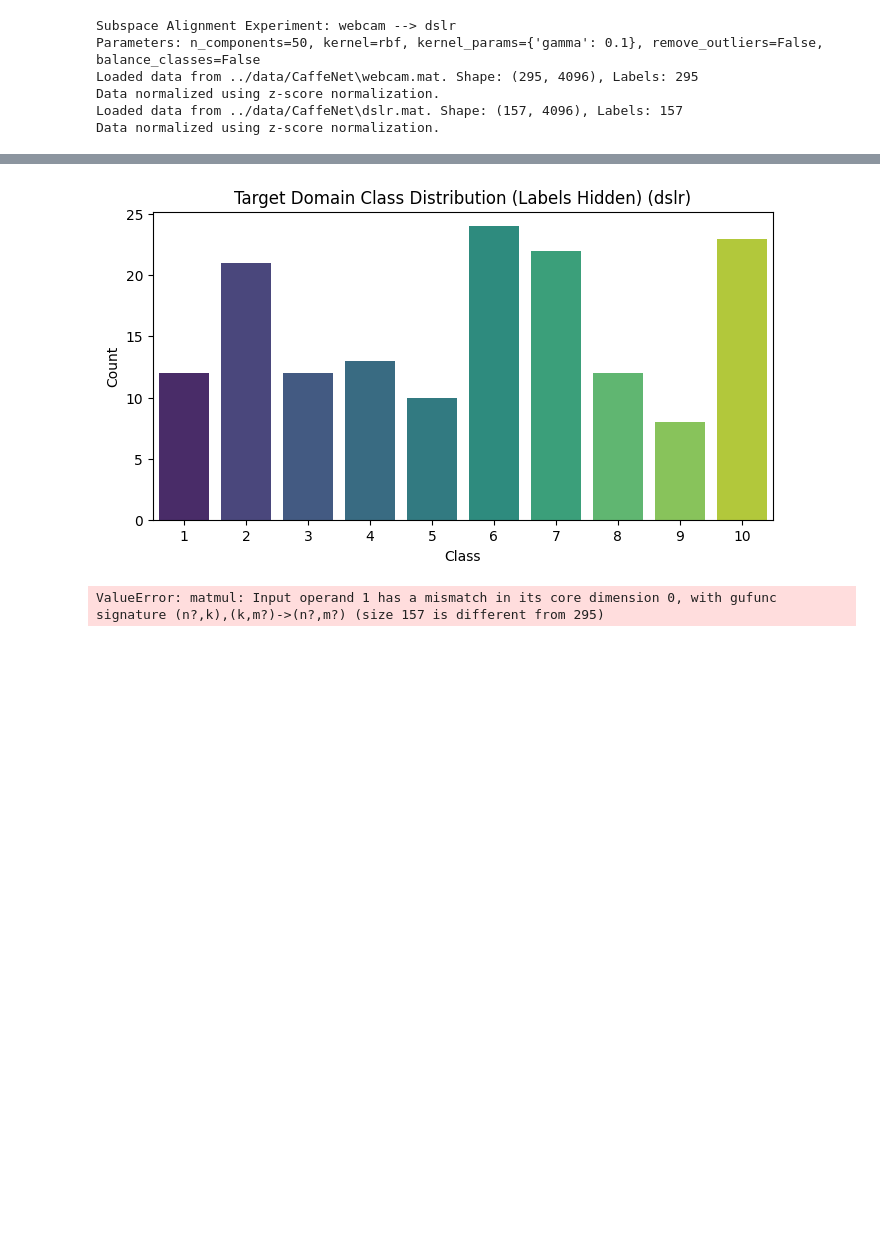
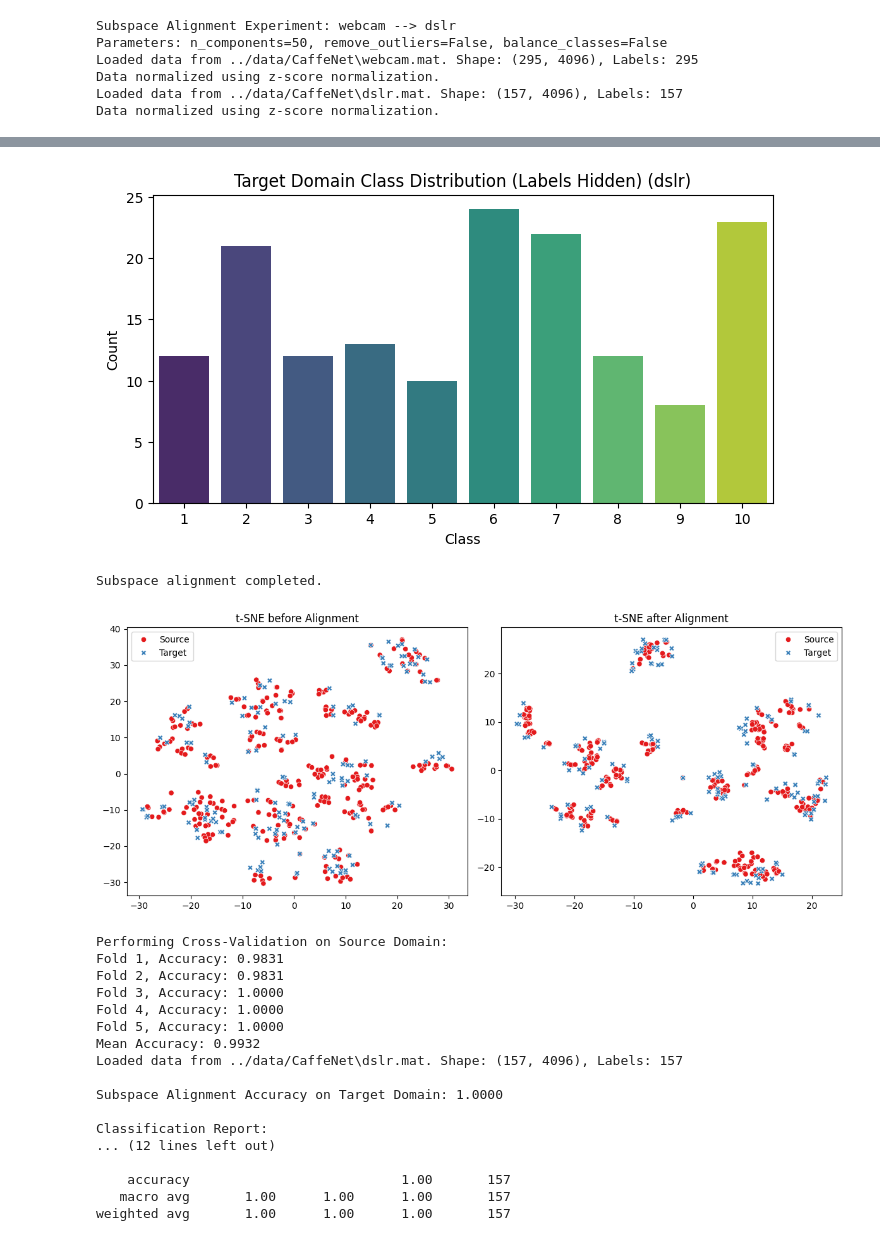
Before and after one commit to ZahirAhmadChaudhry/transfer-learning-and-optimal-transport-project-AML, a Jupyter notebook: Notebooks/testing_2.ipynb, the cells around one changed output, grey strips where cells are left out. Drawn from its saved outputs; the diff is of its cells as text; code cells hidden in the pictures; blank space fills up the shorter version.

```diff
--- a/Notebooks/testing_2.ipynb
+++ b/Notebooks/testing_2.ipynb
@@ -426,22 +307,20 @@ class ExperimentRunner:
         self.data_dir = data_dir
 
     def run_subspace_alignment(self, source_domain, target_domain,
-                               n_components=20, kernel='linear', kernel_params={},
+                               n_components=20,
                                remove_outliers=False, balance_classes=False):
         """
-        Runs Subspace Alignment experiment.
+        Runs Subspace Alignment experiment using linear PCA.
 
         Parameters:
         - source_domain: str, name of the source domain.
         - target_domain: str, name of the target domain.
-        - n_components: int, number of components for Kernel PCA.
-        - kernel: str, kernel type for Kernel PCA.
-        - kernel_params: dict, additional kernel parameters.
+        - n_components: int, number of principal components.
         - remove_outliers: bool, whether to remove outliers.
         - balance_classes: bool, whether to balance classes.
         """
         print(f"\nSubspace Alignment Experiment: {source_domain} --> {target_domain}")
-        print(f"Parameters: n_components={n_components}, kernel={kernel}, kernel_params={kernel_params}, remove_outliers={remove_outliers}, balance_classes={balance_classes}")
+        print(f"Parameters: n_components={n_components}, remove_outliers={remove_outliers}, balance_classes={balance_classes}")
 
         # Preprocess source data
         preprocessor_s = DataPreprocessor(source_domain, data_dir=self.data_dir)
@@ -457,8 +336,8 @@ class ExperimentRunner:
         preprocessor_s.visualize_class_distribution(title='Source Domain Class Distribution')
         preprocessor_t.visualize_class_distribution(title='Target Domain Class Distribution (Labels Hidden)')
 
-        # Fit Subspace Alignment
-        sa = SubspaceAlignmentDA(n_components=n_components, kernel=kernel, **kernel_params)
+        # Fit Subspace Alignment using linear PCA
+        sa = SubspaceAlignmentDA(n_components=n_components)
         sa.fit(Xs, Xt)
         Xs_aligned = sa.transform(Xs)
         Xt_proj = sa.transform_target(Xt)
@@ -478,7 +357,7 @@ class ExperimentRunner:
         clf.fit(Xs_aligned, ys)
         y_pred = clf.predict(Xt_proj)
 
-        # Since we cannot use target labels during training, we only evaluate here
+        # Evaluate using target labels
         preprocessor_t.load_data()  # Reload to get yt for evaluation
         yt = preprocessor_t.y
         acc = accuracy_score(yt, y_pred)
@@ -588,7 +467,7 @@ class ExperimentRunner:
         clf.fit(Xs_transported, ys)
         y_pred = clf.predict(Xt)
 
-        # Since we cannot use target labels during training, we only evaluate here
+        # Evaluate using target labels
         preprocessor_t.load_data()  # Reload to get yt for evaluation
         yt = preprocessor_t.y
         acc = accuracy_score(yt, y_pred)
@@ -643,8 +522,6 @@ if __name__ == "__main__":
         source_domain=source_domain,
         target_domain=target_domain,
         n_components=50,  # Adjusted number of components
-        kernel='rbf',
-        kernel_params={'gamma': 0.1},
         remove_outliers=False,
         balance_classes=False
     )
@@ -654,36 +531,52 @@ if __name__ == "__main__":
         source_domain=source_domain,
         target_domain=target_domain,
         n_components=50,
-        kernel='rbf',
-        kernel_params={'gamma': 0.1},
         remove_outliers=True,
         balance_classes=True
     )
 
     # Run Sinkhorn OT without outlier removal and class balancing
     runner.run_sinkhorn_ot(
         source_domain=source_domain,
         target_domain=target_domain,
         reg_e=0.1,
         remove_outliers=False,
         balance_classes=False
     )
 
     # Run Sinkhorn OT with outlier removal and class balancing
     runner.run_sinkhorn_ot(
         source_domain=source_domain,
         target_domain=target_domain,
         reg_e=0.1,
         remove_outliers=True,
         balance_classes=True
     )
 # %% [output]
 Subspace Alignment Experiment: webcam --> dslr
-Parameters: n_components=50, kernel=rbf, kernel_params={'gamma': 0.1}, remove_outliers=False, balance_classes=False
+Parameters: n_components=50, remove_outliers=False, balance_classes=False
 Loaded data from ../data/CaffeNet\webcam.mat. Shape: (295, 4096), Labels: 295
 Data normalized using z-score normalization.
 Loaded data from ../data/CaffeNet\dslr.mat. Shape: (157, 4096), Labels: 157
 Data normalized using z-score normalization.
 [figure]
 [figure]
-ValueError: matmul: Input operand 1 has a mismatch in its core dimension 0, with gufunc signature (n?,k),(k,m?)->(n?,m?) (size 157 is different from 295)
+Subspace alignment completed.
+[figure, added]
+Performing Cross-Validation on Source Domain:
+Fold 1, Accuracy: 0.9831
+Fold 2, Accuracy: 0.9831
+Fold 3, Accuracy: 1.0000
+Fold 4, Accuracy: 1.0000
+Fold 5, Accuracy: 1.0000
+Mean Accuracy: 0.9932
+Loaded data from ../data/CaffeNet\dslr.mat. Shape: (157, 4096), Labels: 157
+
+Subspace Alignment Accuracy on Target Domain: 1.0000
+
+Classification Report:
+... (12 lines left out)
+
+    accuracy                           1.00       157
+   macro avg       1.00      1.00      1.00       157
+weighted avg       1.00      1.00      1.00       157
```
Also changed, not shown: parts of 4 cells of this notebook.
